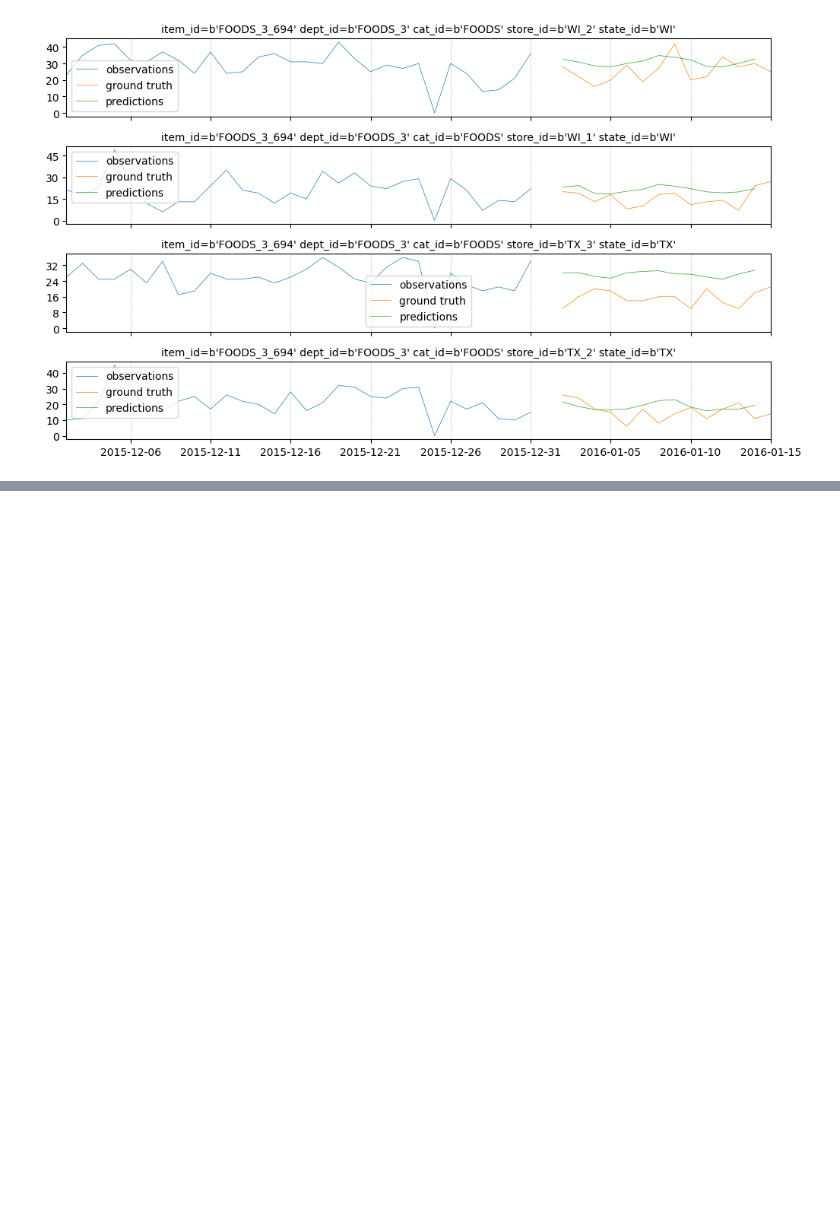
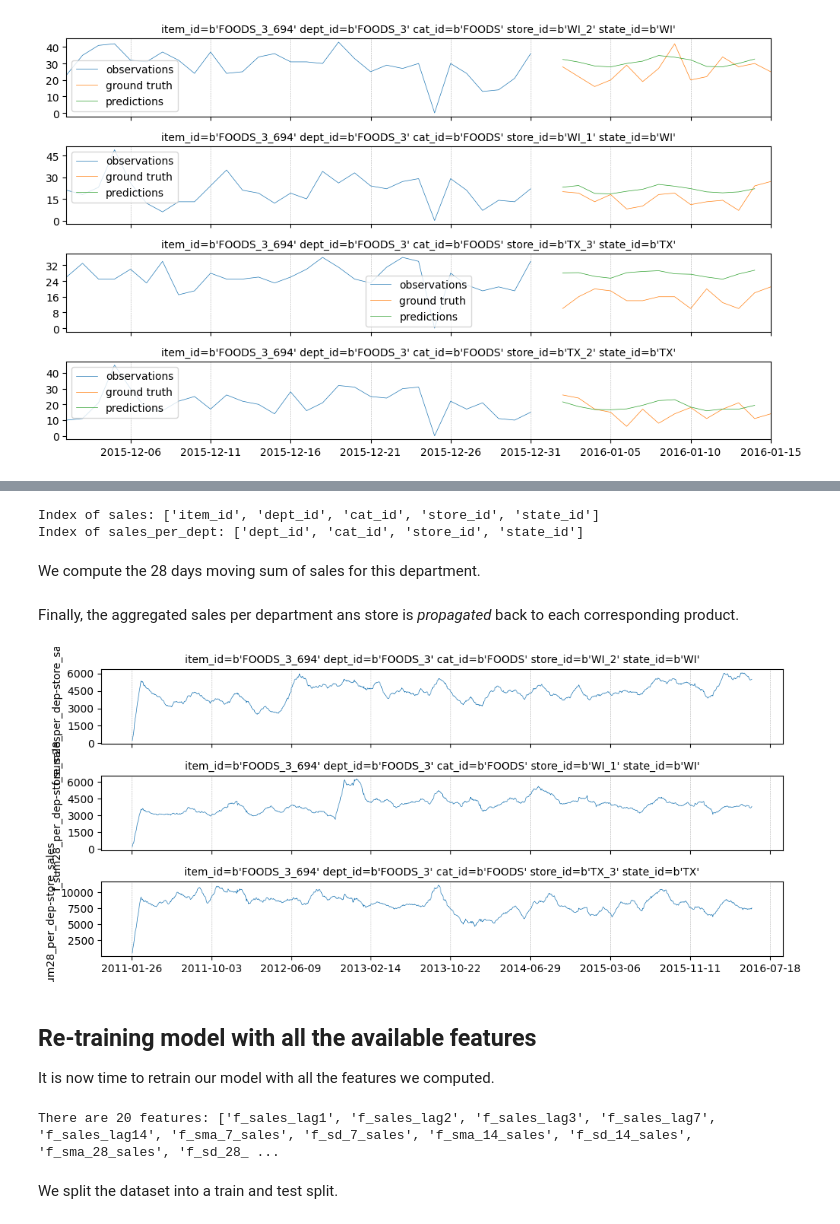
Before and after one commit to google/temporian, a Jupyter notebook: docs/src/tutorials/tutorial_scipy2024_part3.ipynb, the cells around one changed output, grey strips where cells are left out. Saved outputs shown, nothing was run; the diff lists cells and outputs as text; code cells hidden in the pictures; blank space fills up the shorter version.

```diff
--- a/docs/src/tutorials/tutorial_scipy2024_part3.ipynb
+++ b/docs/src/tutorials/tutorial_scipy2024_part3.ipynb
@@ -693,0 +863,49 @@ Now that we have our setup in place, we can experiment with more advances featur
+# %%
+sales_per_dept_and_store = sales.drop_index("item_id", keep=False)
+
+print("Index of sales:", sales.schema.index_names())
+print("Index of sales_per_dept:", sales_per_dept_and_store.schema.index_names())
+# %% [output]
+Index of sales: ['item_id', 'dept_id', 'cat_id', 'store_id', 'state_id']
+Index of sales_per_dept: ['dept_id', 'cat_id', 'store_id', 'state_id']
+# %% [markdown]
+We compute the 28 days moving sum of sales for this department.
+# %%
+# Create a daily sampling i.e. remove duplucate timestamps.
+sampling_once_a_day = sales_per_dept.unique_timestamps()
+
+# 28 days moving sum of sales per department and store.
+sum_sales_per_dept_and_store = sales_per_dept_and_store.moving_sum(
+        window_length=tp.duration.days(28),
+        sampling=sampling_once_a_day
+    )
+
+# Give it a name for book-keeping.
+sum_sales_per_dept_and_store = sum_sales_per_dept_and_store.prefix("f_sum28_per_dep-store_")
+# %% [markdown]
+Finally, the aggregated sales per department ans store is *propagated* back to each corresponding product.
+# %%
+feature_hier_aggregation = sum_sales_per_dept_and_store.propagate(sales, resample=True)
+
+feature_hier_aggregation.plot(max_num_plots=3)
+# %% [output]
+[figure, added]
+# %% [markdown]
+## Re-training model with all the available features
+
+It is now time to retrain our model with all the features we computed.
+# %%
+# Aggregate all the features we computed.
+features = tp.glue(
+    feature_lagged_sales,
+    feature_moving_stats,
+    feature_calendar,
+    feature_special_events,
+    feature_hier_aggregation)
+
+feature_names = features.schema.feature_names()
+print(f"There are {len(feature_names)} features: {feature_names}")
+# %% [output]
+There are 20 features: ['f_sales_lag1', 'f_sales_lag2', 'f_sales_lag3', 'f_sales_lag7', 'f_sales_lag14', 'f_sma_7_sales', 'f_sd_7_sales', 'f_sma_14_sales', 'f_sd_14_sales', 'f_sma_28_sales', 'f_sd_28_ ...
+# %% [markdown]
+We split the dataset into a train and test split.
```
Also changed, not shown: parts of 33 cells of this notebook.
